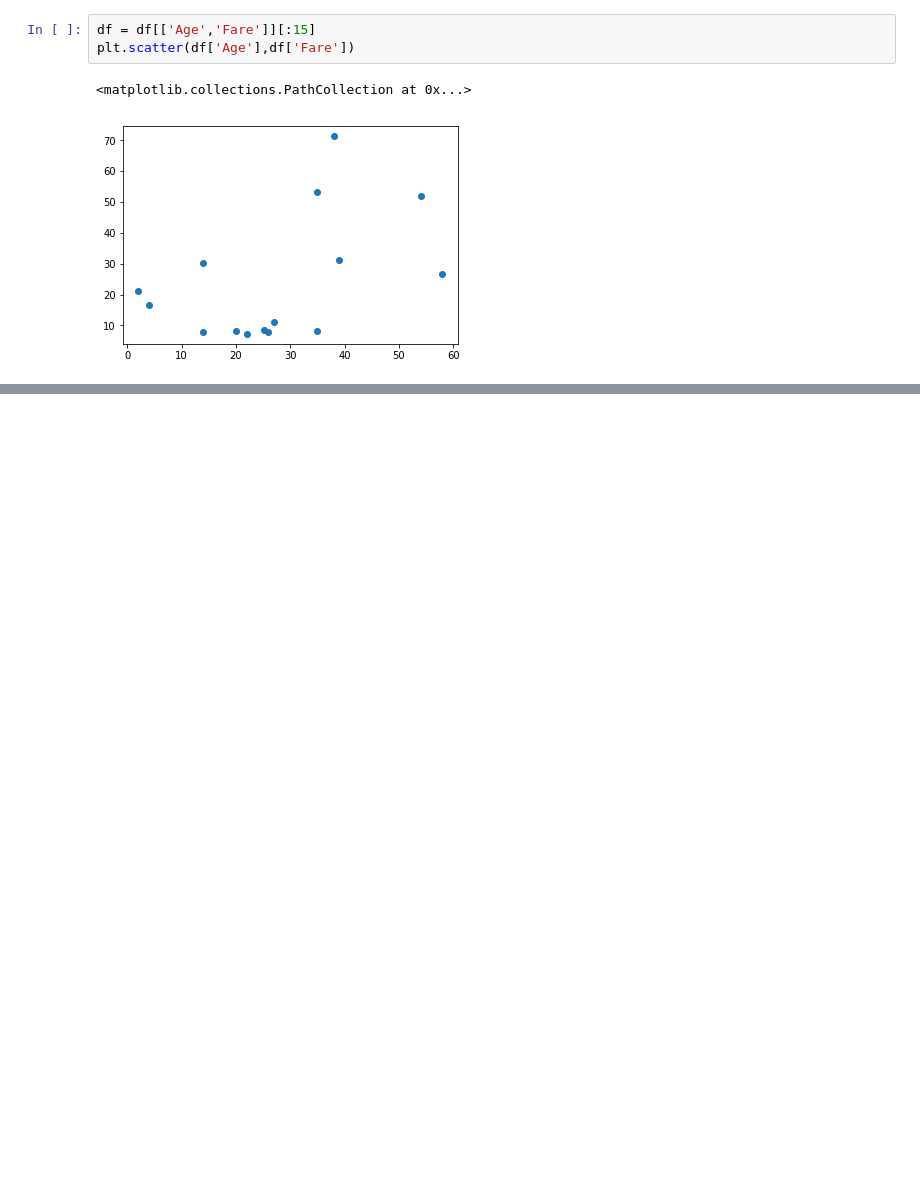
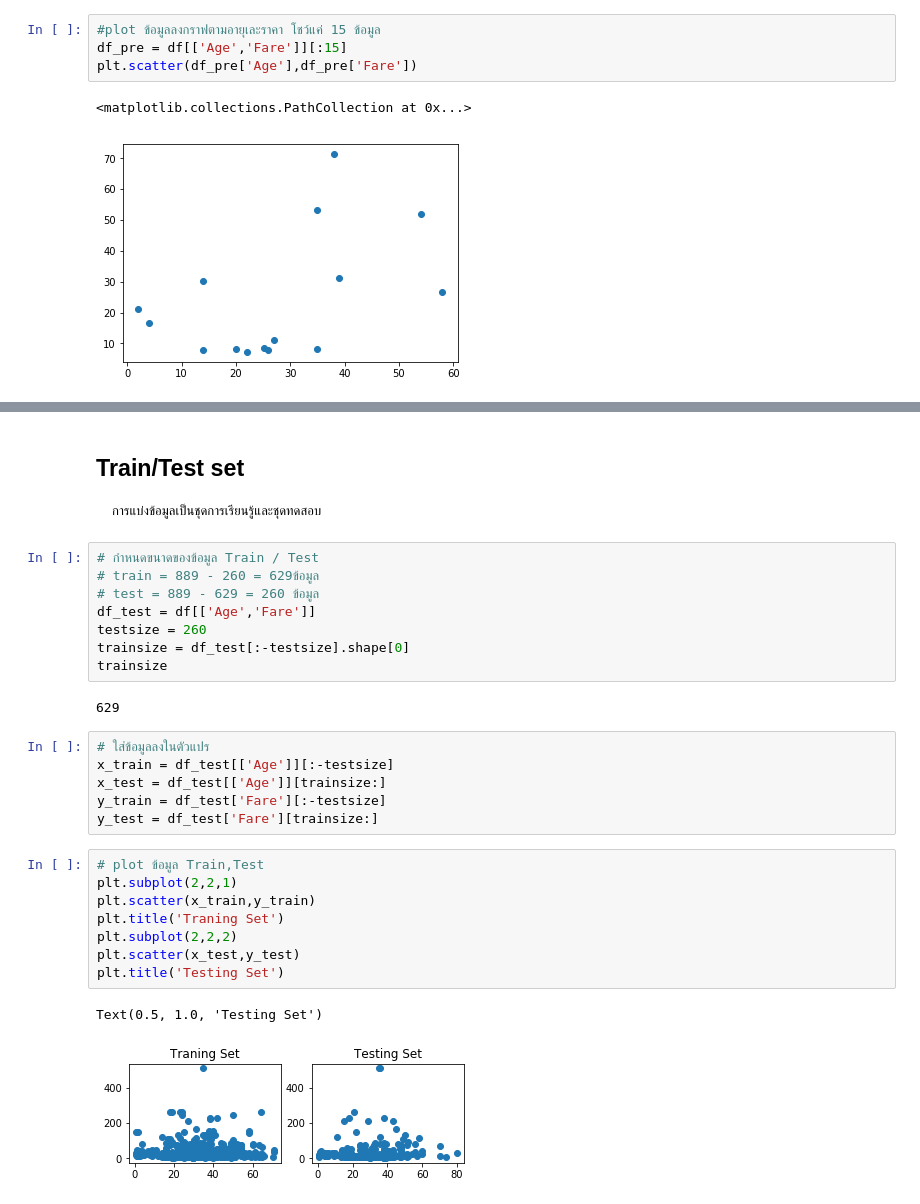
Before and after one commit to nilemarezz/Learn-DataSci01, a Jupyter notebook: MachineLearning/Machine-Learning.ipynb, the cells around one changed output, grey strips where cells are left out. Cells and saved outputs as stored; diff of their text form; blank space fills up the shorter version.

```diff
--- a/MachineLearning/Machine-Learning.ipynb
+++ b/MachineLearning/Machine-Learning.ipynb
@@ -20,8 +20,9 @@ import seaborn as sns
 
 df = pd.read_csv('clear-data.csv')
 # %%
-df = df[['Age','Fare']][:15]
-plt.scatter(df['Age'],df['Fare'])
+#plot ข้อมูลลงกราฟตามอายุเละราคา โชว์แค่ 15 ข้อมูล
+df_pre = df[['Age','Fare']][:15]
+plt.scatter(df_pre['Age'],df_pre['Fare'])
 # %% [output]
 <matplotlib.collections.PathCollection at 0x...>
 [figure]
@@ -64,0 +81,30 @@ plt.plot(X,y_pred,color = 'red', linewidth=3)
+# %% [markdown]
+## Train/Test set
+    การแบ่งข้อมูลเป็นชุดการเรียนรู้และชุดทดสอบ
+# %%
+# กำหนดขนาดของข้อมูล Train / Test
+# train = 889 - 260 = 629ข้อมูล
+# test = 889 - 629 = 260 ข้อมูล
+df_test = df[['Age','Fare']]
+testsize = 260
+trainsize = df_test[:-testsize].shape[0]
+trainsize
+# %% [output]
+629
+# %%
+# ใส่ข้อมูลลงในตัวแปร
+x_train = df_test[['Age']][:-testsize]
+x_test = df_test[['Age']][trainsize:]
+y_train = df_test['Fare'][:-testsize]
+y_test = df_test['Fare'][trainsize:]
+# %%
+# plot ข้อมูล Train,Test
+plt.subplot(2,2,1)
+plt.scatter(x_train,y_train)
+plt.title('Traning Set')
+plt.subplot(2,2,2)
+plt.scatter(x_test,y_test)
+plt.title('Testing Set')
+# %% [output]
+Text(0.5, 1.0, 'Testing Set')
+[figure, added]
```
Also changed, not shown: parts of 9 cells of this notebook.
